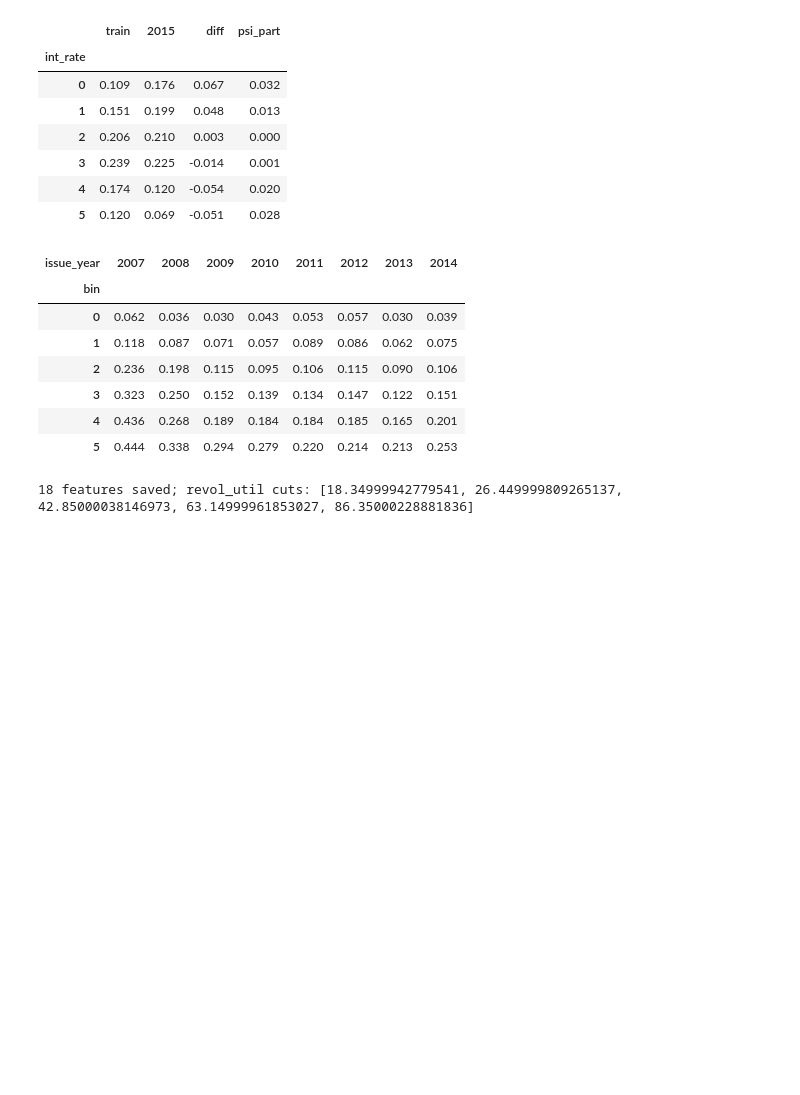
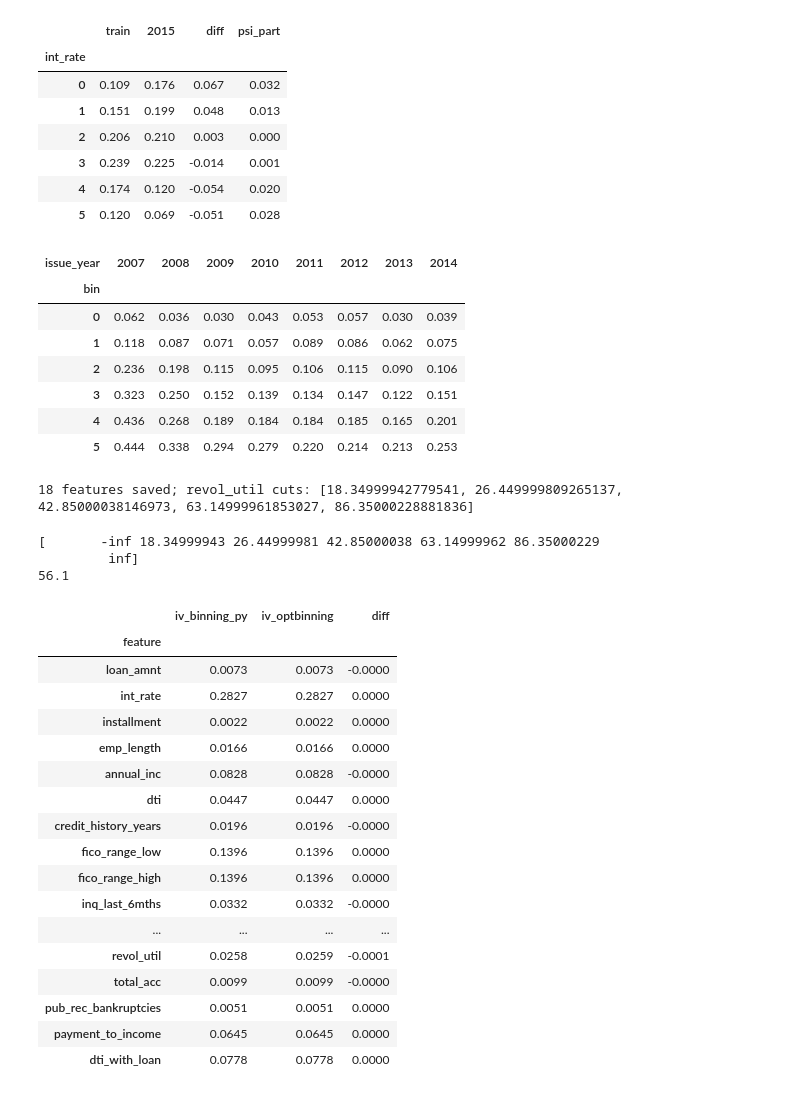
Before and after one commit to palak-khanna02/credit-risk-modelling, a Jupyter notebook: notebooks/05_Binning_refinement.ipynb, the cells around one changed output. Cells and saved outputs as stored; diff of their text form; code cells hidden in the pictures; blank space fills up the shorter version.

```diff
--- a/notebooks/05_Binning_refinement.ipynb
+++ b/notebooks/05_Binning_refinement.ipynb
@@ -518,3 +518,44 @@ with open("../src/credit_risk/bins.json", "w") as f:
 print(len(inner), "features saved; revol_util cuts:", inner["revol_util"])
 # %% [output]
 18 features saved; revol_util cuts: [18.34999942779541, 26.449999809265137, 42.85000038146973, 63.14999961853027, 86.35000228881836]
+# %%
+import credit_risk.binning as bn
+
+rule = bn.numeric_rule(train36["revol_util"], bn.BINS["revol_util"])
+print(rule["edges"])
+print(rule["fill"])
+# %% [output]
+[       -inf 18.34999943 26.44999981 42.85000038 63.14999962 86.35000229
+         inf]
+56.1
+# %%
+rows = []
+for col in bn.BINS:
+    rule = bn.numeric_rule(train36[col], bn.BINS[col])
+    labels = wo._assign_bins(train36[col], rule)
+    table = wo._woe_table(labels, train36["default"], wo.MIN_LOANS)
+    rows.append({"feature": col, "iv_binning_py": table["iv"].sum()})
+
+chk = pd.DataFrame(rows).set_index("feature")
+chk["iv_optbinning"] = c6["iv_6_bins"]
+chk["diff"] = chk["iv_binning_py"] - chk["iv_optbinning"]
+chk.round(4)
+# %% [output]
+|  | iv_binning_py | iv_optbinning | diff |
+| feature |  |  |  |
+| loan_amnt | 0.0073 | 0.0073 | -0.0000 |
+| int_rate | 0.2827 | 0.2827 | 0.0000 |
+| installment | 0.0022 | 0.0022 | 0.0000 |
+| emp_length | 0.0166 | 0.0166 | 0.0000 |
+| annual_inc | 0.0828 | 0.0828 | -0.0000 |
+| dti | 0.0447 | 0.0447 | 0.0000 |
+| credit_history_years | 0.0196 | 0.0196 | -0.0000 |
+| fico_range_low | 0.1396 | 0.1396 | 0.0000 |
+| fico_range_high | 0.1396 | 0.1396 | 0.0000 |
+| inq_last_6mths | 0.0332 | 0.0332 | -0.0000 |
+| ... | ... | ... | ... |
+| revol_util | 0.0258 | 0.0259 | -0.0001 |
+| total_acc | 0.0099 | 0.0099 | -0.0000 |
+| pub_rec_bankruptcies | 0.0051 | 0.0051 | 0.0000 |
+| payment_to_income | 0.0645 | 0.0645 | 0.0000 |
+| dti_with_loan | 0.0778 | 0.0778 | 0.0000 |
```
Also changed, not shown: parts of 6 cells of this notebook.
